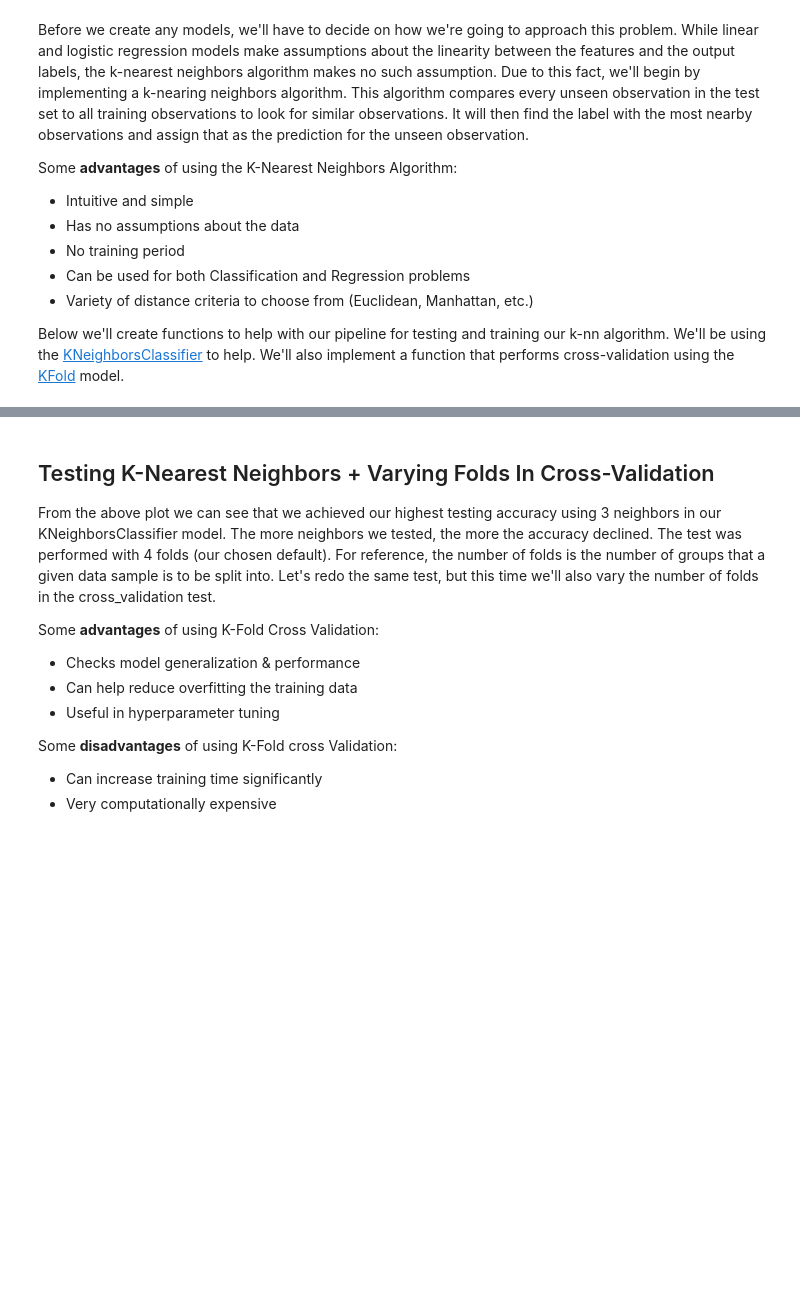
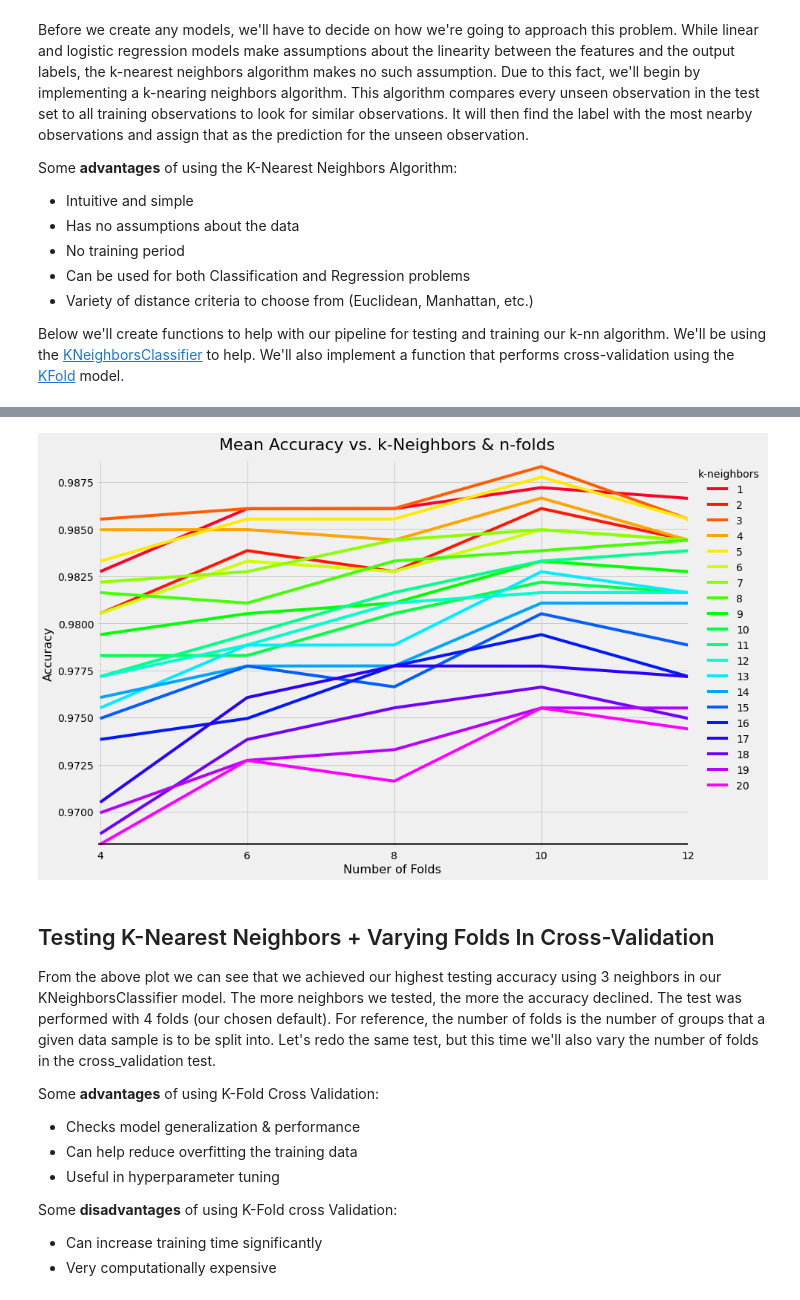
Before and after one commit to noah-kg/handwritten-digit-classifier, a Jupyter notebook: Handwritten Digits Classifier.ipynb, the cells around one changed output, grey strips where cells are left out. Saved outputs shown, nothing was run; the diff lists cells and outputs as text; code cells hidden in the pictures; blank space fills up the shorter version.

Commit message:
updated knn section by splitting up functions

```diff
--- a/Handwritten Digits Classifier.ipynb
+++ b/Handwritten Digits Classifier.ipynb
@@ -232,3 +255,10 @@ KNN_results = plot_knn_model(title)
+# %%
+knn_fold_test, knn_fold_pred = test_knn_models(n_splits)
+# %%
+title = 'k-Neighbors & n-folds'
+plot_knn_model_only(title, knn_fold_test, n_splits=n_splits)
+# %% [output]
+[figure, added]
 # %% [markdown]
 ## Testing K-Nearest Neighbors + Varying Folds In Cross-Validation
 
```
Also changed, not shown: parts of 9 cells of this notebook.
